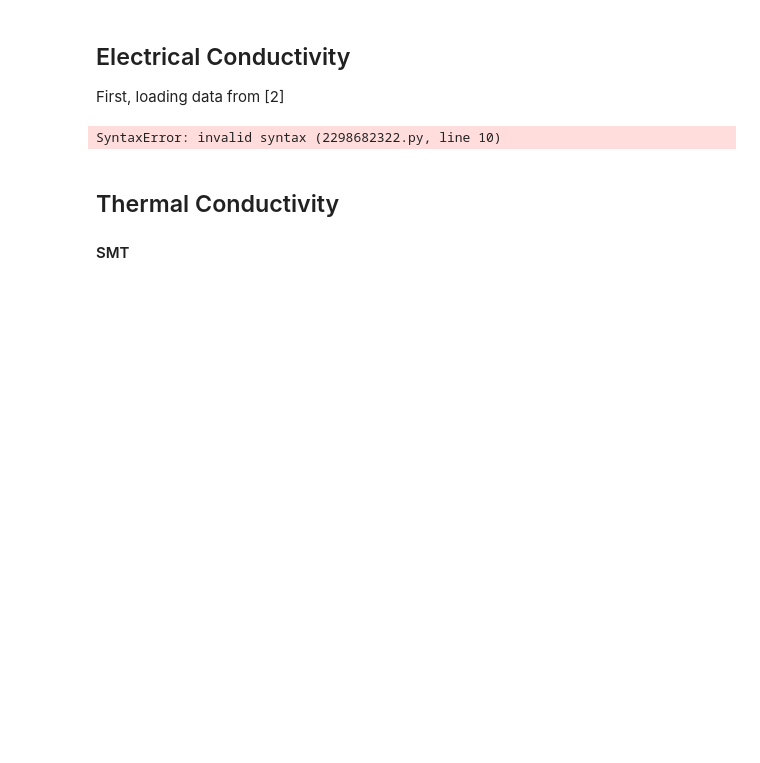
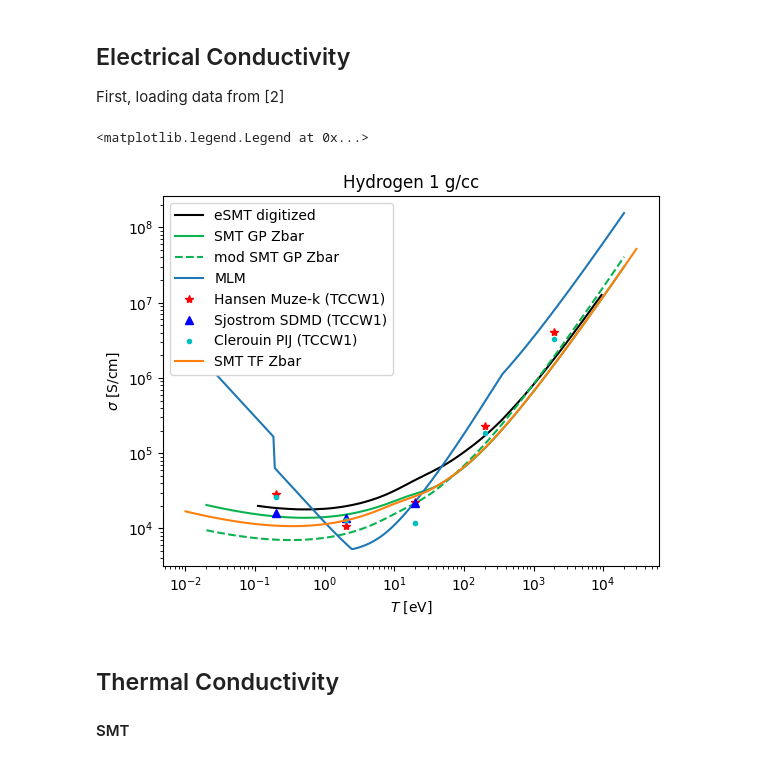
Before and after one commit to ZachAJohnson/SMT, a Jupyter notebook: examples/Example_1.ipynb, the cells around one changed output. Cells and saved outputs as stored; diff of their text form; code cells hidden in the pictures; blank space fills up the shorter version.

```diff
--- a/examples/Example_1.ipynb
+++ b/examples/Example_1.ipynb
@@ -200,35 +200,36 @@ colors=['#0AB34F', '#bf009f', '#00abc3', '#8e92c5', '#cc7014', '#e32851']
 ax.plot(σ_data_e1b['T[eV]'], σ_data_e1b['σ[S/cm]'],'k-', label="eSMT digitized")
 
 ax.plot(σ_data_GPZbar['T[eV]'], σ_data_GPZbar['σe[S/cm](SMT)'],color=colors[0], label="SMT GP Zbar")
-ax.plot(σ_data_GPZbar['T[eV]'], σ_data_GPZbar['σe[S/cm](modSMT)']/,color=colors[0],linestyle='--', label="mod SMT GP Zbar")
+ax.plot(σ_data_GPZbar['T[eV]'], σ_data_GPZbar['σe[S/cm](modSMT)'],color=colors[0],linestyle='--', label="mod SMT GP Zbar")
 ax.plot(MLM_data['T[eV]'], MLM_data['σe[S/cm]'], label="MLM")
 ax.plot(TTCW1_Hansen_Muzek_data['T[eV]'], TTCW1_Hansen_Muzek_data['σ[S/cm]'],'r*', label="Hansen Muze-k (TCCW1)")
 ax.plot(TTCW1_Sjostrom_data['T[eV]'], TTCW1_Sjostrom_data['σ[S/cm]'],'b^', label="Sjostrom SDMD (TCCW1)")
 ax.plot(TTCW1_Clerouin_PIJ_data['T[eV]'], TTCW1_Clerouin_PIJ_data['σ[S/cm]'],'c.', label="Clerouin PIJ (TCCW1)")
 
 #
 ax.plot(T_AU_list*AU_to_eV, σ_list_cgs, label='SMT TF Zbar')
 
 # ax.set_ylabel(r"$\eta $[g cm$^{-1}$ s$^{-1}$]")
 ax.set_xlabel(r"$T$ [eV]")
 
 # Inset Text Box
 bbox = dict(boxstyle='round', facecolor='white', alpha=0.5)
 # inset_text = f"{Element_name}\n {sci_notation(ni_cc,3)} [cc$^{{-1}}$]"
 # ax.text(0.35, 0.95, inset_text, transform=ax.transAxes, fontsize=14,
 #         verticalalignment='top', bbox=smt)
 
 # ax.errorbar([tccw_TeV],[tccw_η_cgs], yerr=[tccw_η_cgs_err], barsabove=True, capsize=5, marker='.', label='MD Simulation')
 
 # Scales
 ax.set_yscale('log')
 ax.set_xscale('log')
 ax.set_ylabel(r"$\sigma$ [S/cm]")
 ax.set_title("Hydrogen 1 g/cc")
 # Legend
 ax.legend()
 # %% [output]
-SyntaxError: invalid syntax (2298682322.py, line 10)
+<matplotlib.legend.Legend at 0x...>
+[figure, added]
 # %% [markdown]
 ## Thermal Conductivity
 
```
Also changed, not shown: parts of 3 cells of this notebook.
